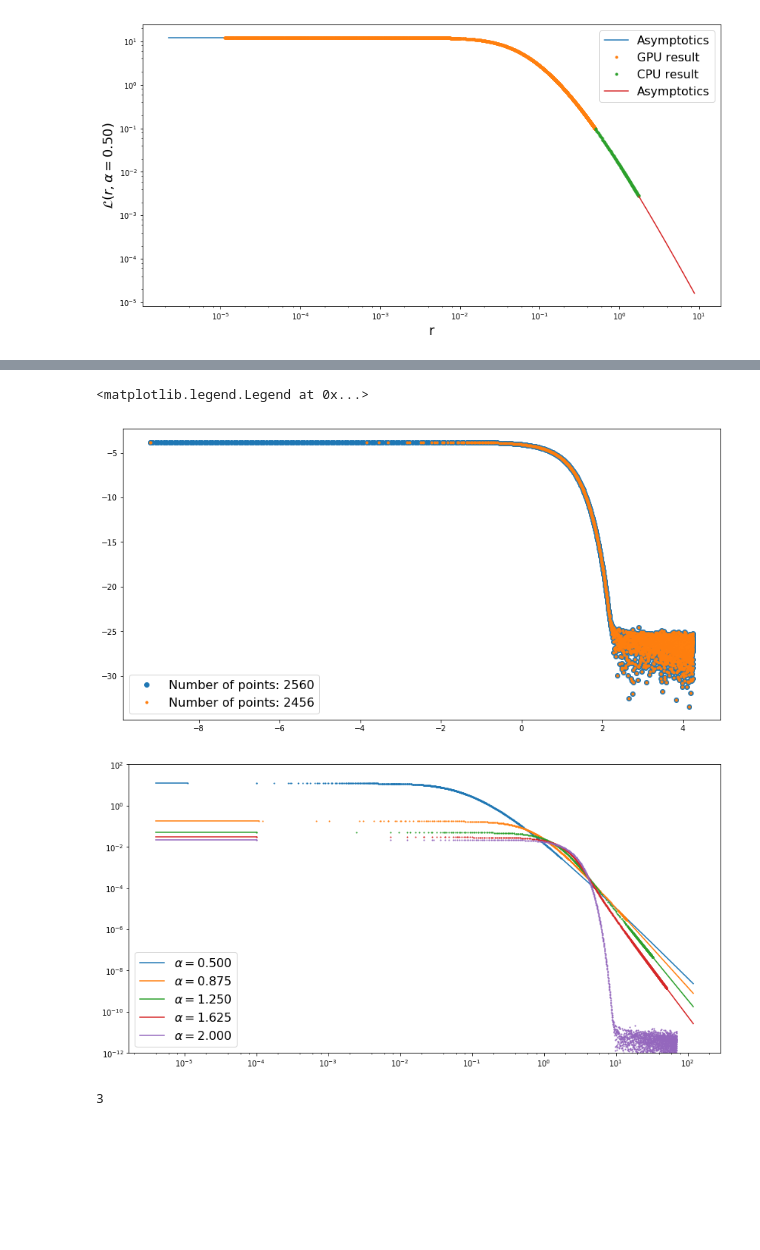
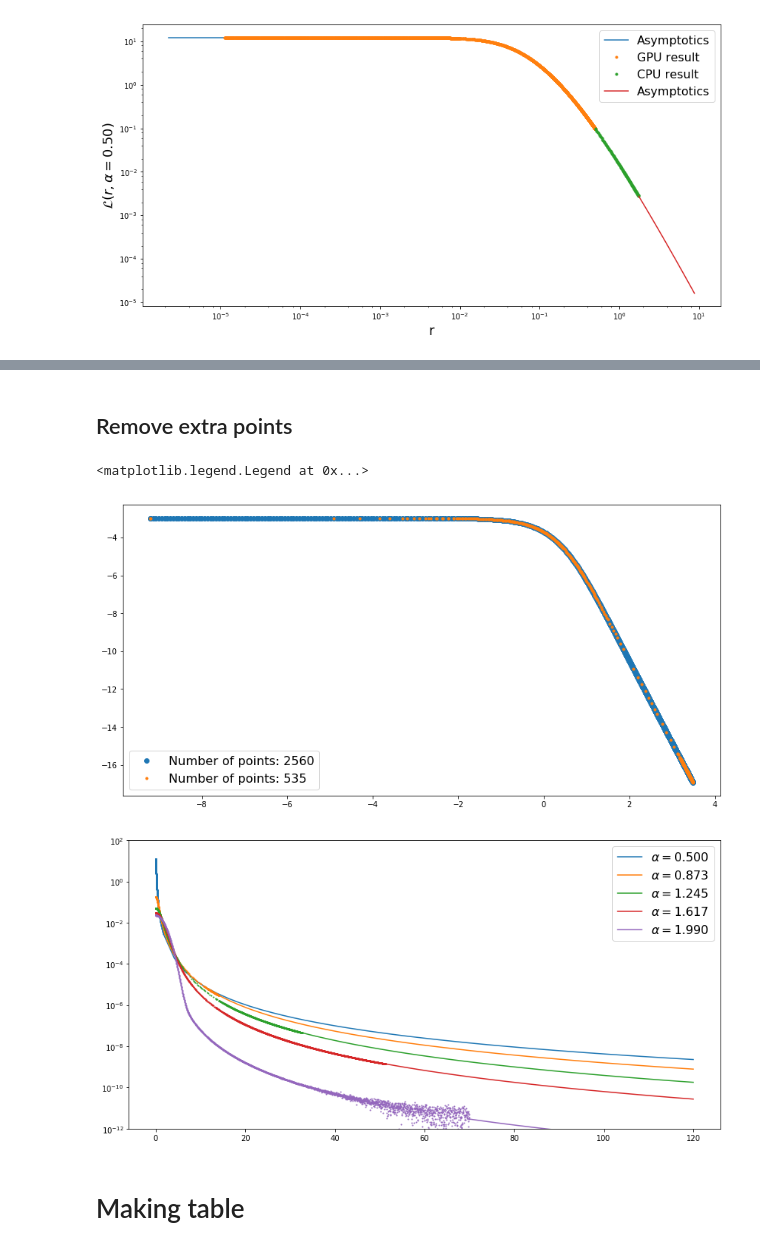
Before and after one commit to qati/HBTCoulombCorrection, a Jupyter notebook: Make-Levy-Table.ipynb, the cells around one changed output, grey strips where cells are left out. Cells and saved outputs as stored; diff of their text form; code cells hidden in the pictures; blank space fills up the shorter version.

```diff
--- a/Make-Levy-Table.ipynb
+++ b/Make-Levy-Table.ipynb
@@ -261,0 +289,2 @@ for alpha in alphas:
+# %%
+alphas, limits, rvals, Lr = generateTable(0.5, 1.99,5)
@@ -304,5 +321,8 @@ def remove_points(r, Lr,error=1e-9):
+# %% [markdown]
+## Remove extra points
 # %%
-idx=4
+idx=2
+new_r, new_Lr = reNumberTable(rvals,Lr)
 plt.figure(0,(14,7))
 plt.plot(np.log(rvals[idx]), np.log(Lr[idx]), 'o', label="Number of points: "+str(len(rvals[idx])))
 new_r, new_Lr = remove_points(np.log(rvals[idx]), np.log(Lr[idx]),1e-4)
@@ -310,32 +330,27 @@ plt.plot(new_r, new_Lr, '.', label="Number of points: "+str(len(new_r)))
 plt.legend(fontsize=16, loc=3)
 # %% [output]
 <matplotlib.legend.Legend at 0x...>
-[figure, old version]
+[figure, new version]
-# %%
-new_r = []
-new_Lr = []
-for i in range(len(Lr)):
-    nr, nLr = remove_points(np.log(rvals[i]), np.log(Lr[i]), 1e-5)
-    new_r.append(np.exp(nr))
-    new_Lr.append(np.exp(nLr))
 # %%
+new_r, new_Lr = reNumberTable(rvals,Lr)
+
 plt.figure(0,(14,7))
 plt.ylim([1e-12,100])
 for i in range(len(Lr)):
-    plt.loglog()
+    plt.yscale("log")
     x = np.linspace(limits[i][1], 120)
     p=plt.plot(x, asym_bx(x,alphas[i]), label=r"$\alpha=%.3f$"%alphas[i])
     x = np.linspace(4e-6,limits[i][0])
     plt.plot(x, asym_sx(x, alphas[i]), c=p[0].get_color())
     plt.plot(new_r[i], new_Lr[i],'.',ms=2,c=p[0].get_color())
-plt.legend(fontsize=16, loc=3)
+plt.legend(fontsize=16, loc=1)
 plt.show()
 # %% [output]
-[figure, old version]
+[figure, new version]
+# %% [markdown]
+# Making table
 # %%
-dalpha = alphas[1]-alphas[0]
-min_alpha = alphas[0]
+#dalpha = alphas[1]-alphas[0]
+#min_alpha = alphas[0]
 #alpha[i]  = min_alpha + i*dalpha
-int(np.floor((1.876-min_alpha)/dalpha))
+#int(np.floor((1.876-min_alpha)/dalpha))
-# %% [output]
-3
```
Also changed, not shown: parts of 14 cells of this notebook.
